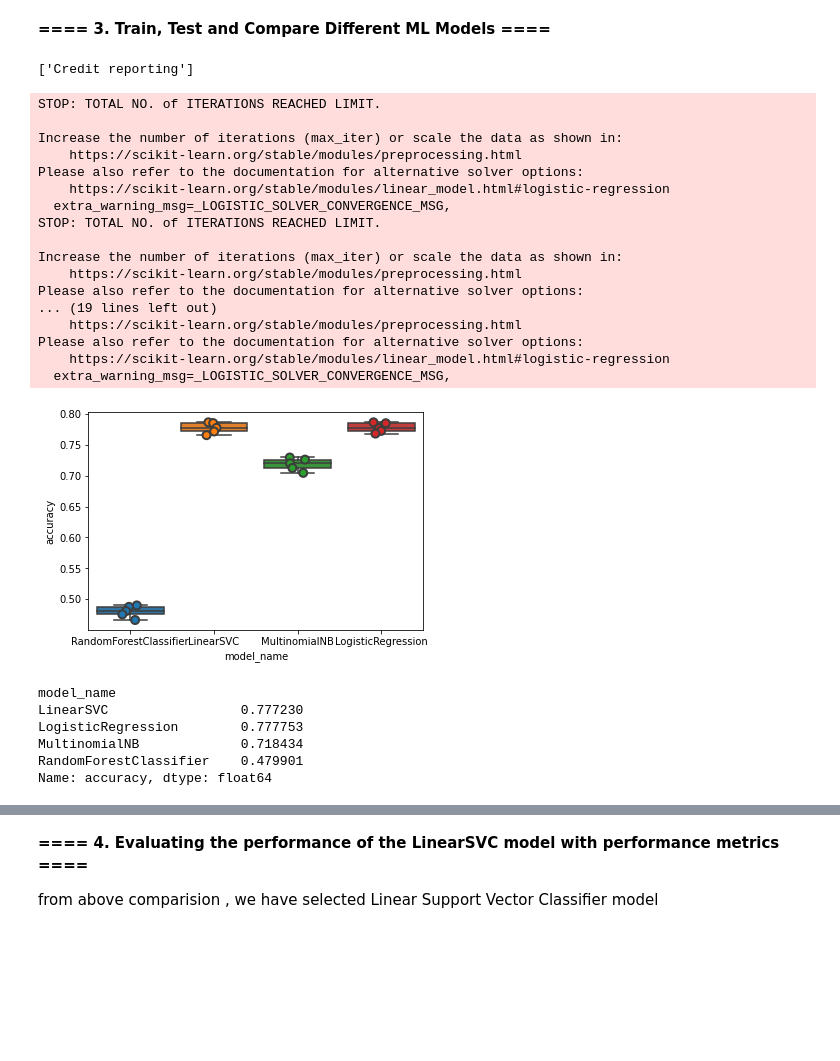
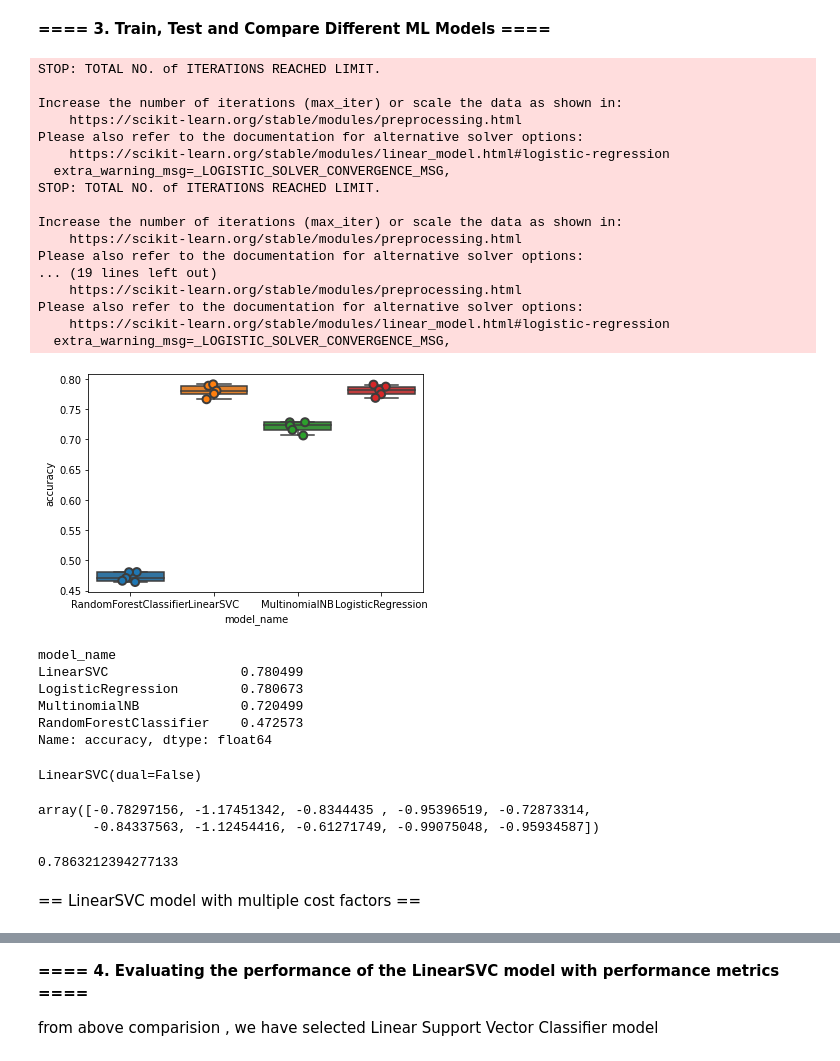
Before and after one commit to AdithyaKahawanugoda/ML_Assignment2_IT19105208_IT19091044_IT19105826_IT19170480, a Jupyter notebook: run.ipynb, the cells around one changed output, grey strips where cells are left out. Cells and saved outputs as stored; diff of their text form; code cells hidden in the pictures; blank space fills up the shorter version.

Commit message:
add final enhancements to model evaluation

```diff
--- a/run.ipynb
+++ b/run.ipynb
@@ -169,6 +146,0 @@ df
-# %%
-np.random.seed(10)
-remove_n = 200000
-drop_indices = np.random.choice(df.index, remove_n, replace=False)
-df = df.drop(drop_indices)
-df.shape
@@ -295,4 +259,0 @@ clf = MultinomialNB().fit(X_train_tfidf, y_train)
-# %%
-print(clf.predict(count_vect.transform(["This company refuses to provide me verification and validation of debt per my right under the FDCPA. I do not believe this debt is mine."])))
-# %% [output]
-['Credit reporting']
@@ -299,49 +263,61 @@ print(clf.predict(count_vect.transform(["This company refuses to provide me veri
 # %%
-models = [
+# Define model array to find the best model for comlaints clasification
+modelsArray = [
     RandomForestClassifier(n_estimators=200, max_depth=3, random_state=0),
-    LinearSVC(max_iter=2000),
+    LinearSVC(max_iter=3000),
     MultinomialNB(),
     LogisticRegression(random_state=0),
 ]
-CV = 5
-cv_df = pd.DataFrame(index=range(CV * len(models)))
+CV = 5 # cross-validation splitting strategy
+cv_df = pd.DataFrame(index=range(CV * len(modelsArray)))
 entries = []
-for model in models:
+for model in modelsArray: # itrate through model array
   model_name = model.__class__.__name__
-  accuracies = cross_val_score(model, features, labels, scoring='accuracy', cv=CV)
+  accuracies = cross_val_score(model, features, labels, scoring='accuracy', cv=CV) # get cross validation accuracies of models
   for fold_idx, accuracy in enumerate(accuracies):
     entries.append((model_name, fold_idx, accuracy))
 cv_df = pd.DataFrame(entries, columns=['model_name', 'fold_idx', 'accuracy'])
 
 sns.boxplot(x='model_name', y='accuracy', data=cv_df)
 sns.stripplot(x='model_name', y='accuracy', data=cv_df,
               size=8, jitter=True, edgecolor="gray", linewidth=2)
-plt.show()
+plt.show()# Display the accuracies of each models
 # %% [output]
 STOP: TOTAL NO. of ITERATIONS REACHED LIMIT.
 
 Increase the number of iterations (max_iter) or scale the data as shown in:
     https://scikit-learn.org/stable/modules/preprocessing.html
 Please also refer to the documentation for alternative solver options:
     https://scikit-learn.org/stable/modules/linear_model.html#logistic-regression
   extra_warning_msg=_LOGISTIC_SOLVER_CONVERGENCE_MSG,
 STOP: TOTAL NO. of ITERATIONS REACHED LIMIT.
 
 Increase the number of iterations (max_iter) or scale the data as shown in:
     https://scikit-learn.org/stable/modules/preprocessing.html
 Please also refer to the documentation for alternative solver options:
 ... (19 lines left out)
     https://scikit-learn.org/stable/modules/preprocessing.html
 Please also refer to the documentation for alternative solver options:
     https://scikit-learn.org/stable/modules/linear_model.html#logistic-regression
   extra_warning_msg=_LOGISTIC_SOLVER_CONVERGENCE_MSG,
-[figure, old version]
+[figure, new version]
 # %%
-cv_df.groupby('model_name').accuracy.mean()
+cv_df.groupby('model_name').accuracy.mean() # Display accuracy score of each model
 # %% [output]
 model_name
-LinearSVC                 0.777230
-LogisticRegression        0.777753
-MultinomialNB             0.718434
-RandomForestClassifier    0.479901
+LinearSVC                 0.780499
+LogisticRegression        0.780673
+MultinomialNB             0.720499
+RandomForestClassifier    0.472573
 Name: accuracy, dtype: float64
+# %%
+modelSVC = LinearSVC(dual=False)
+modelSVC.fit(features, labels)
+# %% [output]
+LinearSVC(dual=False)
+# %%
+modelSVC.coef_
+modelSVC.intercept_
+# %% [output]
+array([-0.78297156, -1.17451342, -0.8344435 , -0.95396519, -0.72873314,
+       -0.84337563, -1.12454416, -0.61271749, -0.99075048, -0.95934587])
@@ -347,0 +326,6 @@ Name: accuracy, dtype: float64
+# %%
+accuracy_score(y_test, pred)
+# %% [output]
+0.7863212394277133
+# %% [markdown]
+== LinearSVC model with multiple cost factors ==
```
Also changed, not shown: parts of 33 cells of this notebook.
